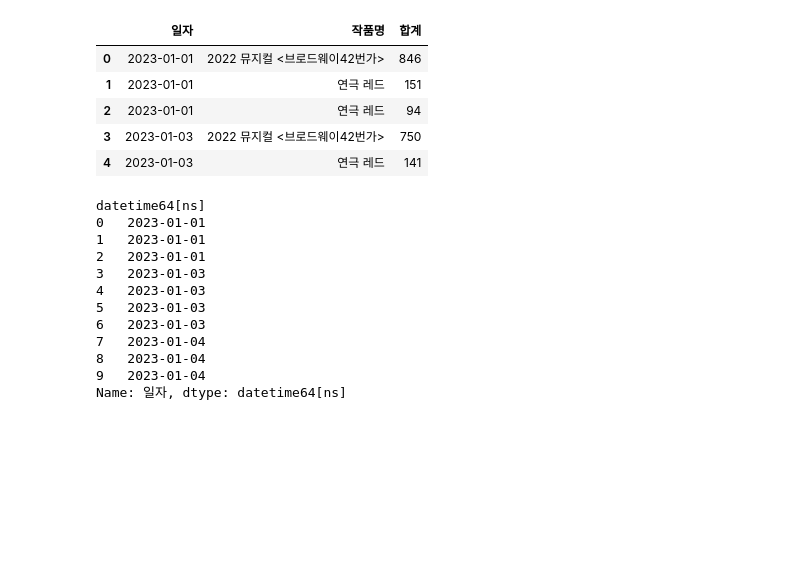
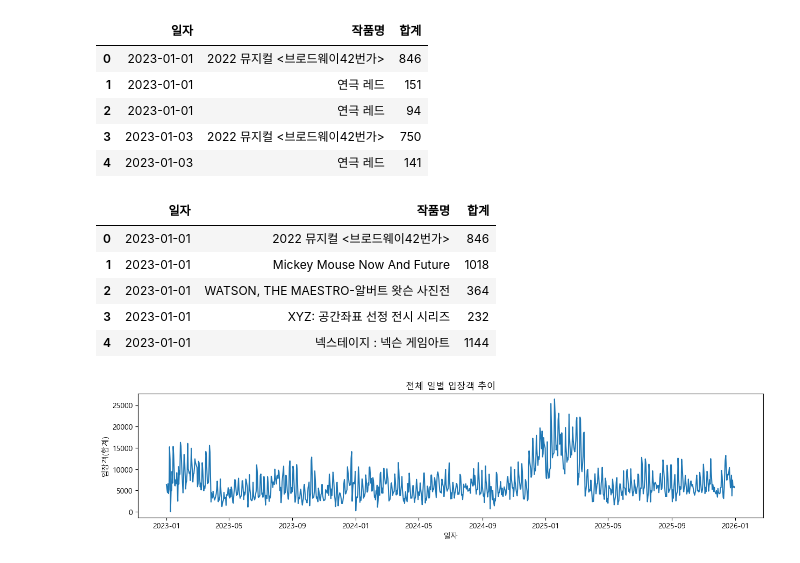
Before and after one commit to Encore-SKN-24/EDA_MINI_4TEAM, a Jupyter notebook: mini04.ipynb, the cells around one changed output. Cells and saved outputs as stored; diff of their text form; code cells hidden in the pictures; blank space fills up the shorter version.

```diff
--- a/mini04.ipynb
+++ b/mini04.ipynb
@@ -61,18 +64,37 @@ out.head()
 | 3 | 2023-01-03 | 2022 뮤지컬 <브로드웨이42번가> | 750 |
 | 4 | 2023-01-03 | 연극 레드 | 141 |
 # %%
-print(df["일자"].dtype)
-print(df["일자"].head(10))
+import pandas as pd
+import matplotlib.pyplot as plt
+
+plt.rcParams["font.family"] = "Malgun Gothic"
+plt.rcParams["axes.unicode_minus"] = False
+
+df = pd.read_csv(r"C:\Users\Playdata\Downloads\seoularts_event_2023_2025_final.csv")
+
+# 날짜 변환
+df["일자"] = pd.to_datetime(df["일자"], errors="coerce")
+df = df.dropna(subset=["일자"])
+
+# 같은 일자/작품명 합치기
+df = df.groupby(["일자", "작품명"], as_index=False)["합계"].sum()
+
+df.head()
 # %% [output]
-datetime64[ns]
-0   2023-01-01
-1   2023-01-01
-2   2023-01-01
-3   2023-01-03
-4   2023-01-03
-5   2023-01-03
-6   2023-01-03
-7   2023-01-04
-8   2023-01-04
-9   2023-01-04
-Name: 일자, dtype: datetime64[ns]
+|  | 일자 | 작품명 | 합계 |
+| 0 | 2023-01-01 | 2022 뮤지컬 <브로드웨이42번가> | 846 |
+| 1 | 2023-01-01 | Mickey Mouse Now And Future | 1018 |
+| 2 | 2023-01-01 | WATSON, THE MAESTRO-알버트 왓슨 사진전 | 364 |
+| 3 | 2023-01-01 | XYZ: 공간좌표 선정 전시 시리즈 | 232 |
+| 4 | 2023-01-01 | 넥스테이지 : 넥슨 게임아트 | 1144 |
+# %%
+daily = df.groupby("일자")["합계"].sum().sort_index()
+
+plt.figure(figsize=(15,3))
+plt.plot(daily.index, daily.values)
+plt.title("전체 일별 입장객 추이")
+plt.xlabel("일자")
+plt.ylabel("입장객(합계)")
+plt.show()
+# %% [output]
+[figure, added]
```
Also changed, not shown: parts of 4 cells of this notebook.
